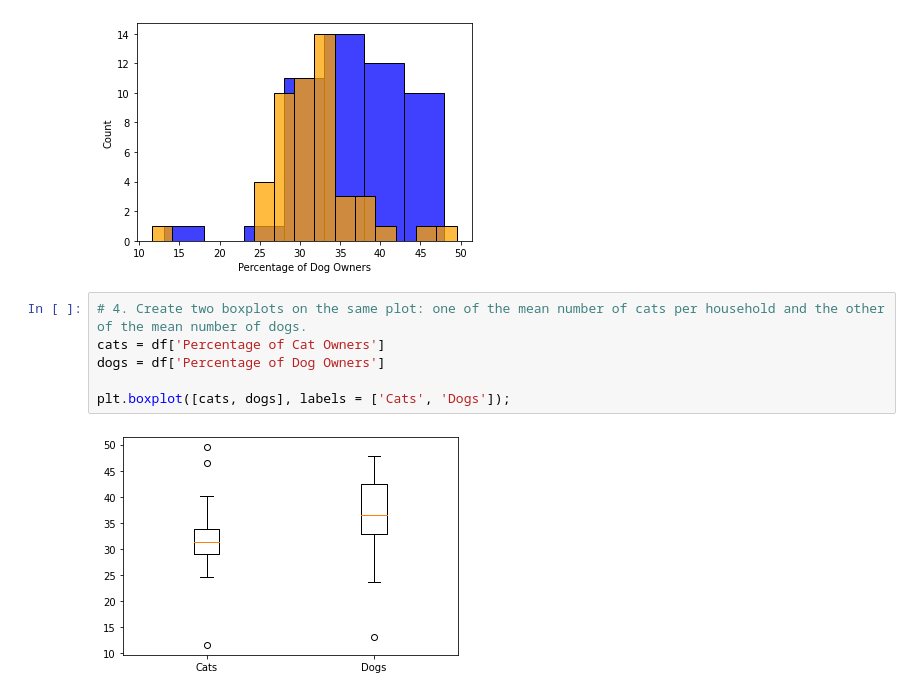
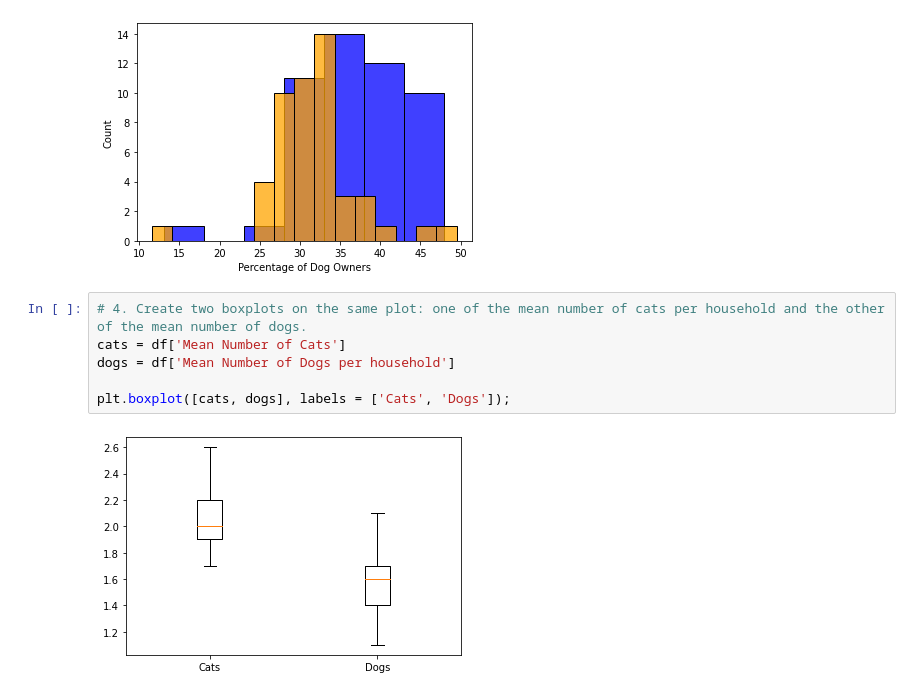
Before and after one commit to erwincarlogonzales/CodingDojo, a Jupyter notebook: Histograms_&_Boxplots_Exercise_(Core).ipynb, the cells around one changed output. Drawn from its saved outputs; the diff is of its cells as text.

```diff
--- a/Histograms_&_Boxplots_Exercise_(Core).ipynb
+++ b/Histograms_&_Boxplots_Exercise_(Core).ipynb
@@ -56,9 +56,9 @@ sns.histplot(data = df, x = 'Percentage of Cat Owners', color = 'orange');
 [figure]
 # %%
 # 4. Create two boxplots on the same plot: one of the mean number of cats per household and the other of the mean number of dogs.
-cats = df['Percentage of Cat Owners']
-dogs = df['Percentage of Dog Owners']
+cats = df['Mean Number of Cats']
+dogs = df['Mean Number of Dogs per household']
 
 plt.boxplot([cats, dogs], labels = ['Cats', 'Dogs']);
 # %% [output]
-[figure, old version]
+[figure, new version]
```
Also changed, not shown: parts of 5 cells of this notebook.
